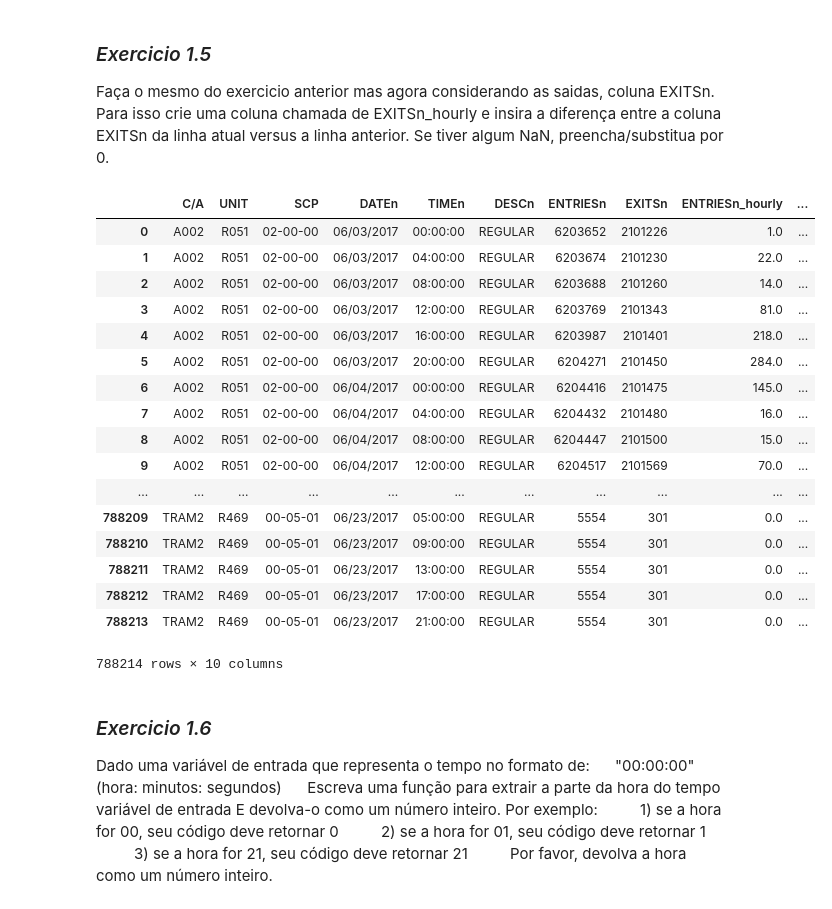
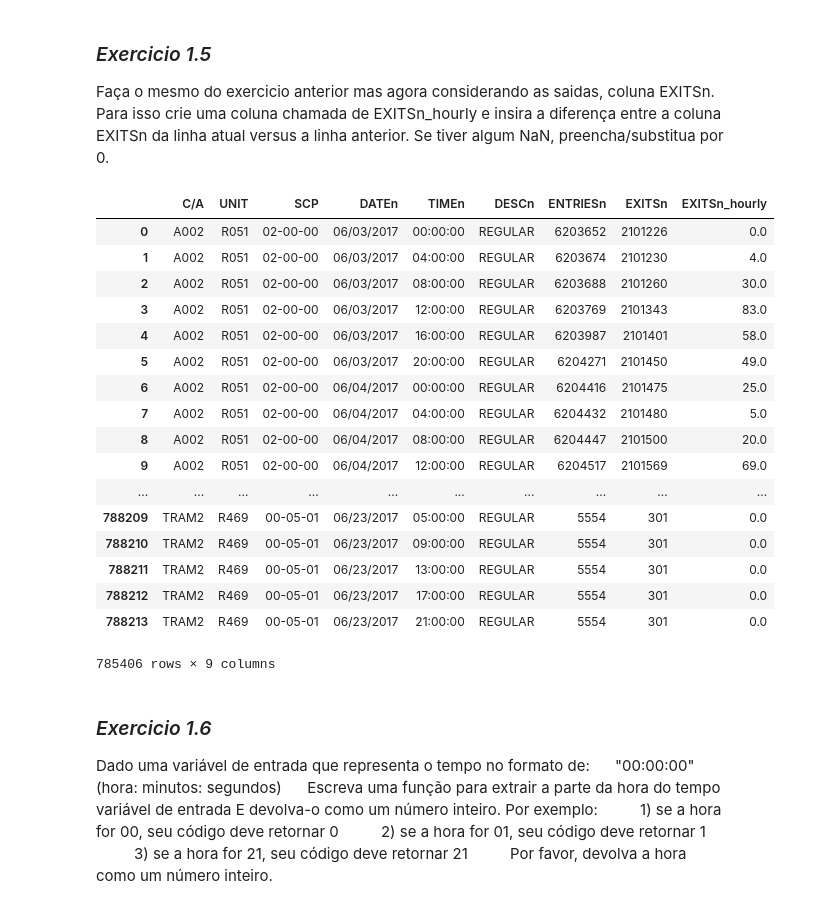
Before and after one commit to Gneto/analyzing-subway-data-ndfdsi, a Jupyter notebook: analyzing-subway-data-ndfdsi.ipynb, the cells around one changed output. Saved outputs shown, nothing was run; the diff lists cells and outputs as text; code cells hidden in the pictures.

```diff
--- a/analyzing-subway-data-ndfdsi.ipynb
+++ b/analyzing-subway-data-ndfdsi.ipynb
@@ -193,7 +193,7 @@ def filter_by_regular(filename):
 
     turnstile_data = pd.read_csv(filename)
 
-    turnstile_data.loc[turnstile_data['DESCn'] == 'Regular']
+    turnstile_data = turnstile_data[turnstile_data['DESCn'] == 'REGULAR']
     # more of your code here
     return turnstile_data
-df = filter_by_regular('master_file')
+filter_by_regular('master_file')
@@ -264,33 +283,33 @@ Para isso crie uma coluna chamada de EXITSn_hourly e insira a diferença entre a
 # %%
 import pandas
 
 def get_hourly_exits(df):
 
     #your code here
     exits= df['EXITSn'] - df['EXITSn'].shift(1)
-    exits.fillna(1, inplace=True)
+    exits.fillna(0, inplace=True)
     df['EXITSn_hourly']=exits
     return df
 get_hourly_exits(df)
 # %% [output]
-|  | C/A | UNIT | SCP | DATEn | TIMEn | DESCn | ENTRIESn | EXITSn | ENTRIESn_hourly | ... |
-| 0 | A002 | R051 | 02-00-00 | 06/03/2017 | 00:00:00 | REGULAR | 6203652 | 2101226 | 1.0 | ... |
-| 1 | A002 | R051 | 02-00-00 | 06/03/2017 | 04:00:00 | REGULAR | 6203674 | 2101230 | 22.0 | ... |
-| 2 | A002 | R051 | 02-00-00 | 06/03/2017 | 08:00:00 | REGULAR | 6203688 | 2101260 | 14.0 | ... |
-| 3 | A002 | R051 | 02-00-00 | 06/03/2017 | 12:00:00 | REGULAR | 6203769 | 2101343 | 81.0 | ... |
-| 4 | A002 | R051 | 02-00-00 | 06/03/2017 | 16:00:00 | REGULAR | 6203987 | 2101401 | 218.0 | ... |
-| 5 | A002 | R051 | 02-00-00 | 06/03/2017 | 20:00:00 | REGULAR | 6204271 | 2101450 | 284.0 | ... |
-| 6 | A002 | R051 | 02-00-00 | 06/04/2017 | 00:00:00 | REGULAR | 6204416 | 2101475 | 145.0 | ... |
-| 7 | A002 | R051 | 02-00-00 | 06/04/2017 | 04:00:00 | REGULAR | 6204432 | 2101480 | 16.0 | ... |
-| 8 | A002 | R051 | 02-00-00 | 06/04/2017 | 08:00:00 | REGULAR | 6204447 | 2101500 | 15.0 | ... |
-| 9 | A002 | R051 | 02-00-00 | 06/04/2017 | 12:00:00 | REGULAR | 6204517 | 2101569 | 70.0 | ... |
-| ... | ... | ... | ... | ... | ... | ... | ... | ... | ... | ... |
-| 788209 | TRAM2 | R469 | 00-05-01 | 06/23/2017 | 05:00:00 | REGULAR | 5554 | 301 | 0.0 | ... |
-| 788210 | TRAM2 | R469 | 00-05-01 | 06/23/2017 | 09:00:00 | REGULAR | 5554 | 301 | 0.0 | ... |
-| 788211 | TRAM2 | R469 | 00-05-01 | 06/23/2017 | 13:00:00 | REGULAR | 5554 | 301 | 0.0 | ... |
-| 788212 | TRAM2 | R469 | 00-05-01 | 06/23/2017 | 17:00:00 | REGULAR | 5554 | 301 | 0.0 | ... |
-| 788213 | TRAM2 | R469 | 00-05-01 | 06/23/2017 | 21:00:00 | REGULAR | 5554 | 301 | 0.0 | ... |
+|  | C/A | UNIT | SCP | DATEn | TIMEn | DESCn | ENTRIESn | EXITSn | EXITSn_hourly |
+| 0 | A002 | R051 | 02-00-00 | 06/03/2017 | 00:00:00 | REGULAR | 6203652 | 2101226 | 0.0 |
+| 1 | A002 | R051 | 02-00-00 | 06/03/2017 | 04:00:00 | REGULAR | 6203674 | 2101230 | 4.0 |
+| 2 | A002 | R051 | 02-00-00 | 06/03/2017 | 08:00:00 | REGULAR | 6203688 | 2101260 | 30.0 |
+| 3 | A002 | R051 | 02-00-00 | 06/03/2017 | 12:00:00 | REGULAR | 6203769 | 2101343 | 83.0 |
+| 4 | A002 | R051 | 02-00-00 | 06/03/2017 | 16:00:00 | REGULAR | 6203987 | 2101401 | 58.0 |
+| 5 | A002 | R051 | 02-00-00 | 06/03/2017 | 20:00:00 | REGULAR | 6204271 | 2101450 | 49.0 |
+| 6 | A002 | R051 | 02-00-00 | 06/04/2017 | 00:00:00 | REGULAR | 6204416 | 2101475 | 25.0 |
+| 7 | A002 | R051 | 02-00-00 | 06/04/2017 | 04:00:00 | REGULAR | 6204432 | 2101480 | 5.0 |
+| 8 | A002 | R051 | 02-00-00 | 06/04/2017 | 08:00:00 | REGULAR | 6204447 | 2101500 | 20.0 |
+| 9 | A002 | R051 | 02-00-00 | 06/04/2017 | 12:00:00 | REGULAR | 6204517 | 2101569 | 69.0 |
+| ... | ... | ... | ... | ... | ... | ... | ... | ... | ... |
+| 788209 | TRAM2 | R469 | 00-05-01 | 06/23/2017 | 05:00:00 | REGULAR | 5554 | 301 | 0.0 |
+| 788210 | TRAM2 | R469 | 00-05-01 | 06/23/2017 | 09:00:00 | REGULAR | 5554 | 301 | 0.0 |
+| 788211 | TRAM2 | R469 | 00-05-01 | 06/23/2017 | 13:00:00 | REGULAR | 5554 | 301 | 0.0 |
+| 788212 | TRAM2 | R469 | 00-05-01 | 06/23/2017 | 17:00:00 | REGULAR | 5554 | 301 | 0.0 |
+| 788213 | TRAM2 | R469 | 00-05-01 | 06/23/2017 | 21:00:00 | REGULAR | 5554 | 301 | 0.0 |
-788214 rows × 10 columns
+785406 rows × 9 columns
 # %% [markdown]
 ### *Exercicio 1.6*
 
```
Also changed, not shown: parts of 3 cells of this notebook, 2 other files.
